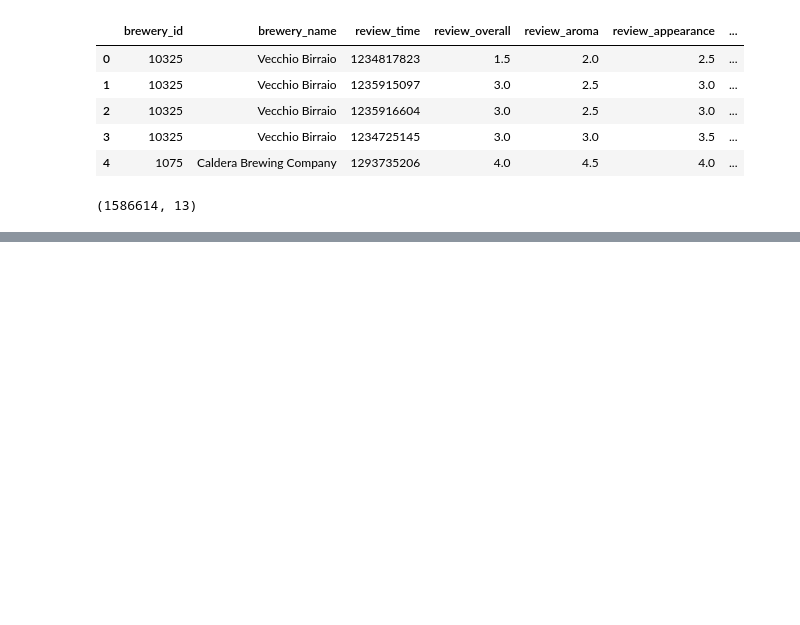
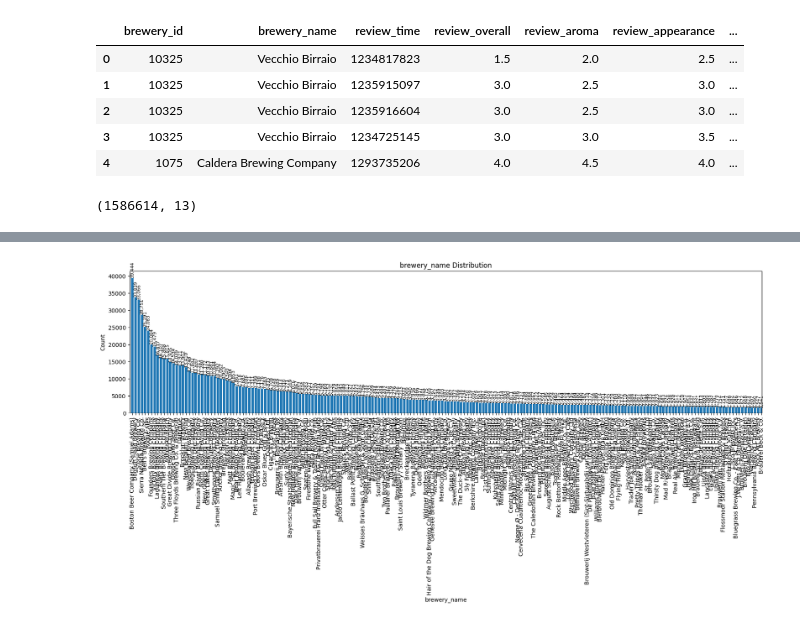
Before and after one commit to TINALIUTS2020/ADSI_AT2, a Jupyter notebook: notebooks/EDA_Tina.ipynb, the cells around one changed output, grey strips where cells are left out. Cells and saved outputs as stored; diff of their text form; code cells hidden in the pictures; blank space fills up the shorter version.

```diff
--- a/notebooks/EDA_Tina.ipynb
+++ b/notebooks/EDA_Tina.ipynb
@@ -81,3 +80,7 @@ brewery_name_counts
+# %%
+plot_column_dist(df_raw, 'brewery_name',top_n=200)
+# %% [output]
+[figure, added]
 # %%
 # target classes
 beer_style_counts = df_raw['beer_style'].value_counts().reset_index()
```
Also changed, not shown: parts of 15 cells of this notebook, 5 other files.
